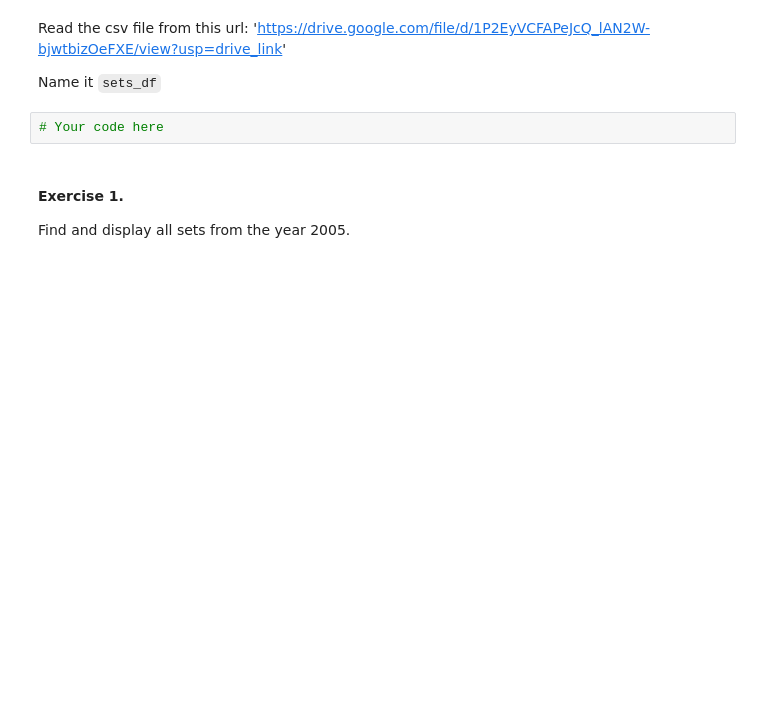
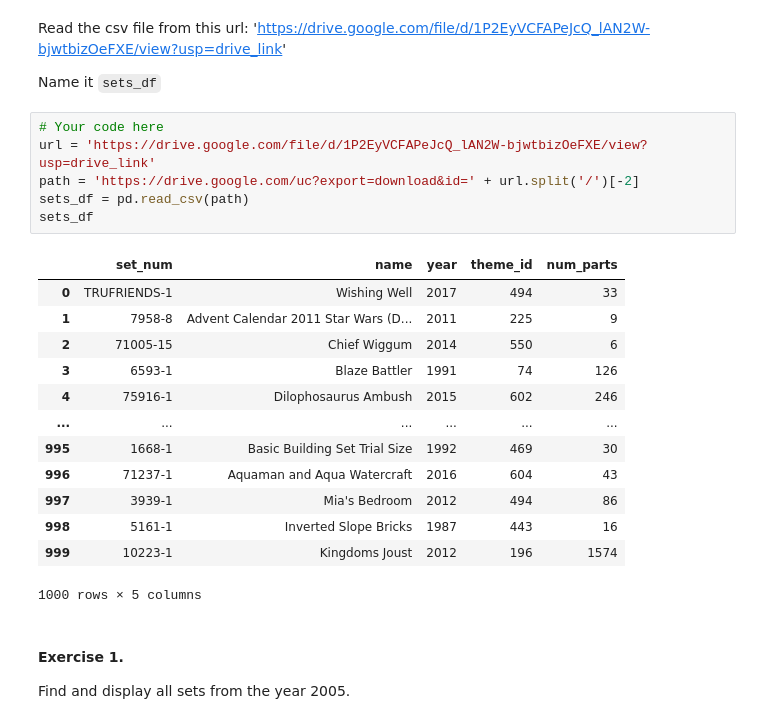
Before and after one commit to gastan81/pandas_notebooks, a Jupyter notebook: Bonus/03b_Conditional_selecting_and_filtering_bonus_exercises.ipynb, the cells around one changed output. Drawn from its saved outputs; the diff is of its cells as text; blank space fills up the shorter version.

```diff
--- a/Bonus/03b_Conditional_selecting_and_filtering_bonus_exercises.ipynb
+++ b/Bonus/03b_Conditional_selecting_and_filtering_bonus_exercises.ipynb
@@ -7,6 +7,24 @@ Read the csv file from this url:
 Name it `sets_df`
 # %%
 # Your code here
+url = 'https://drive.google.com/file/d/1P2EyVCFAPeJcQ_lAN2W-bjwtbizOeFXE/view?usp=drive_link'
+path = 'https://drive.google.com/uc?export=download&id=' + url.split('/')[-2]
+sets_df = pd.read_csv(path)
+sets_df
+# %% [output]
+|  | set_num | name | year | theme_id | num_parts |
+| 0 | TRUFRIENDS-1 | Wishing Well | 2017 | 494 | 33 |
+| 1 | 7958-8 | Advent Calendar 2011 Star Wars (D... | 2011 | 225 | 9 |
+| 2 | 71005-15 | Chief Wiggum | 2014 | 550 | 6 |
+| 3 | 6593-1 | Blaze Battler | 1991 | 74 | 126 |
+| 4 | 75916-1 | Dilophosaurus Ambush | 2015 | 602 | 246 |
+| ... | ... | ... | ... | ... | ... |
+| 995 | 1668-1 | Basic Building Set Trial Size | 1992 | 469 | 30 |
+| 996 | 71237-1 | Aquaman and Aqua Watercraft | 2016 | 604 | 43 |
+| 997 | 3939-1 | Mia's Bedroom | 2012 | 494 | 86 |
+| 998 | 5161-1 | Inverted Slope Bricks | 1987 | 443 | 16 |
+| 999 | 10223-1 | Kingdoms Joust | 2012 | 196 | 1574 |
+1000 rows × 5 columns
 # %% [markdown]
 #### Exercise 1.
 Find and display all sets from the year 2005.
```
Also changed, not shown: parts of 12 cells of this notebook, 5 other files.
